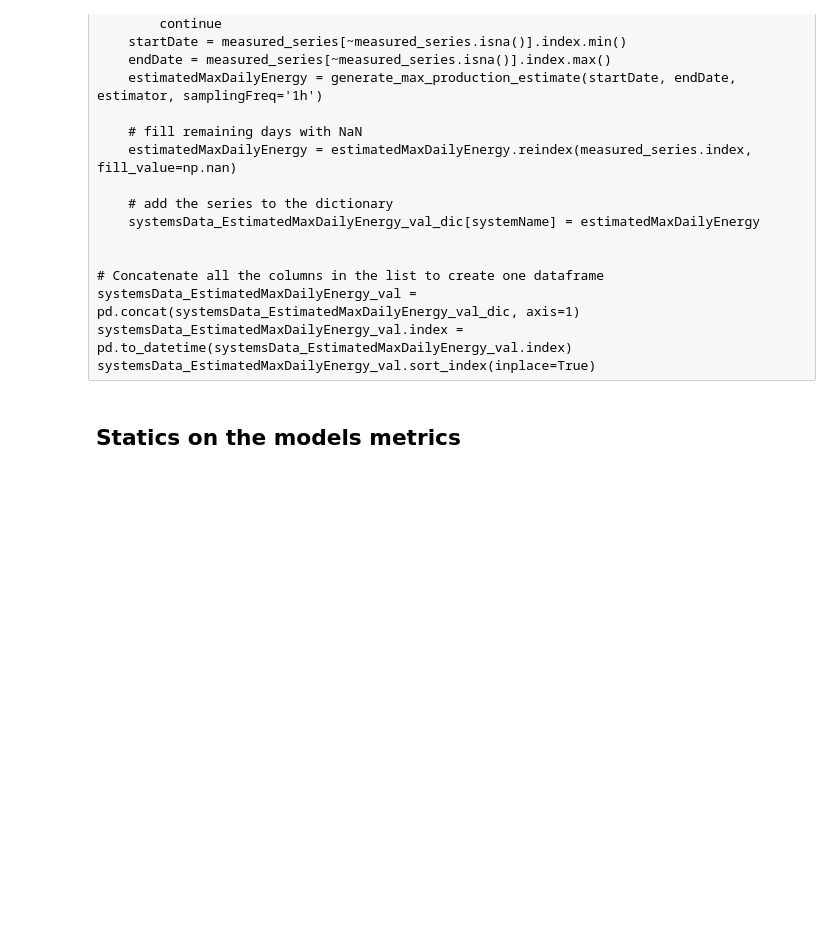
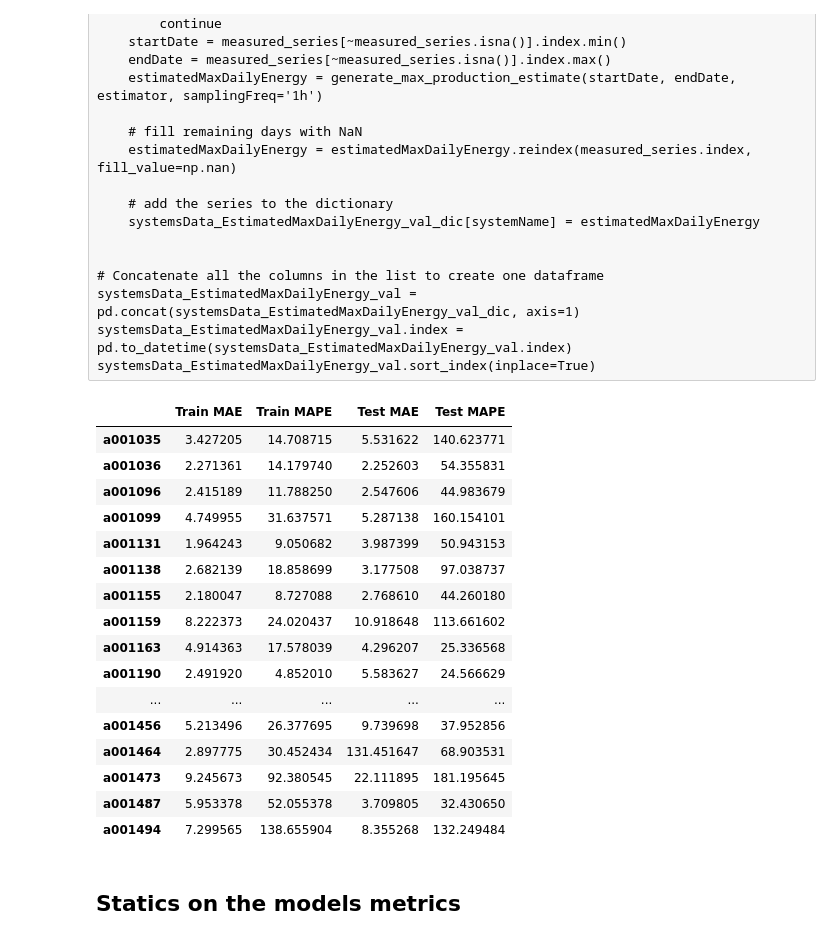
Before and after one commit to maximecharriere/TM_PV_ADC, a Jupyter notebook: 00_Scripts/SolarClique_implementation.ipynb, the cells around one changed output. Cells and saved outputs as stored; diff of their text form; code cells hidden in the pictures; blank space fills up the shorter version.

```diff
--- a/00_Scripts/SolarClique_implementation.ipynb
+++ b/00_Scripts/SolarClique_implementation.ipynb
@@ -1332,6 +1399,26 @@ systemsData_RelativeExpectedDailyEnergy_val_std.sort_index(inplace=True)
 # Compute absolute expected daily energy
 systemsData_ExpectedDailyEnergy_val_mean = systemsData_RelativeExpectedDailyEnergy_val_mean * systemsData_EstimatedMaxDailyEnergy
 systemsData_ExpectedDailyEnergy_val_std = systemsData_RelativeExpectedDailyEnergy_val_std * systemsData_EstimatedMaxDailyEnergy
+# %%
+metrics*100
+# %% [output]
+|  | Train MAE | Train MAPE | Test MAE | Test MAPE |
+| a001035 | 3.427205 | 14.708715 | 5.531622 | 140.623771 |
+| a001036 | 2.271361 | 14.179740 | 2.252603 | 54.355831 |
+| a001096 | 2.415189 | 11.788250 | 2.547606 | 44.983679 |
+| a001099 | 4.749955 | 31.637571 | 5.287138 | 160.154101 |
+| a001131 | 1.964243 | 9.050682 | 3.987399 | 50.943153 |
+| a001138 | 2.682139 | 18.858699 | 3.177508 | 97.038737 |
+| a001155 | 2.180047 | 8.727088 | 2.768610 | 44.260180 |
+| a001159 | 8.222373 | 24.020437 | 10.918648 | 113.661602 |
+| a001163 | 4.914363 | 17.578039 | 4.296207 | 25.336568 |
+| a001190 | 2.491920 | 4.852010 | 5.583627 | 24.566629 |
+| ... | ... | ... | ... | ... |
+| a001456 | 5.213496 | 26.377695 | 9.739698 | 37.952856 |
+| a001464 | 2.897775 | 30.452434 | 131.451647 | 68.903531 |
+| a001473 | 9.245673 | 92.380545 | 22.111895 | 181.195645 |
+| a001487 | 5.953378 | 52.055378 | 3.709805 | 32.430650 |
+| a001494 | 7.299565 | 138.655904 | 8.355268 | 132.249484 |
 # %% [markdown]
 ## Statics on the models metrics
 # %%
```
Also changed, not shown: parts of 21 cells of this notebook.
